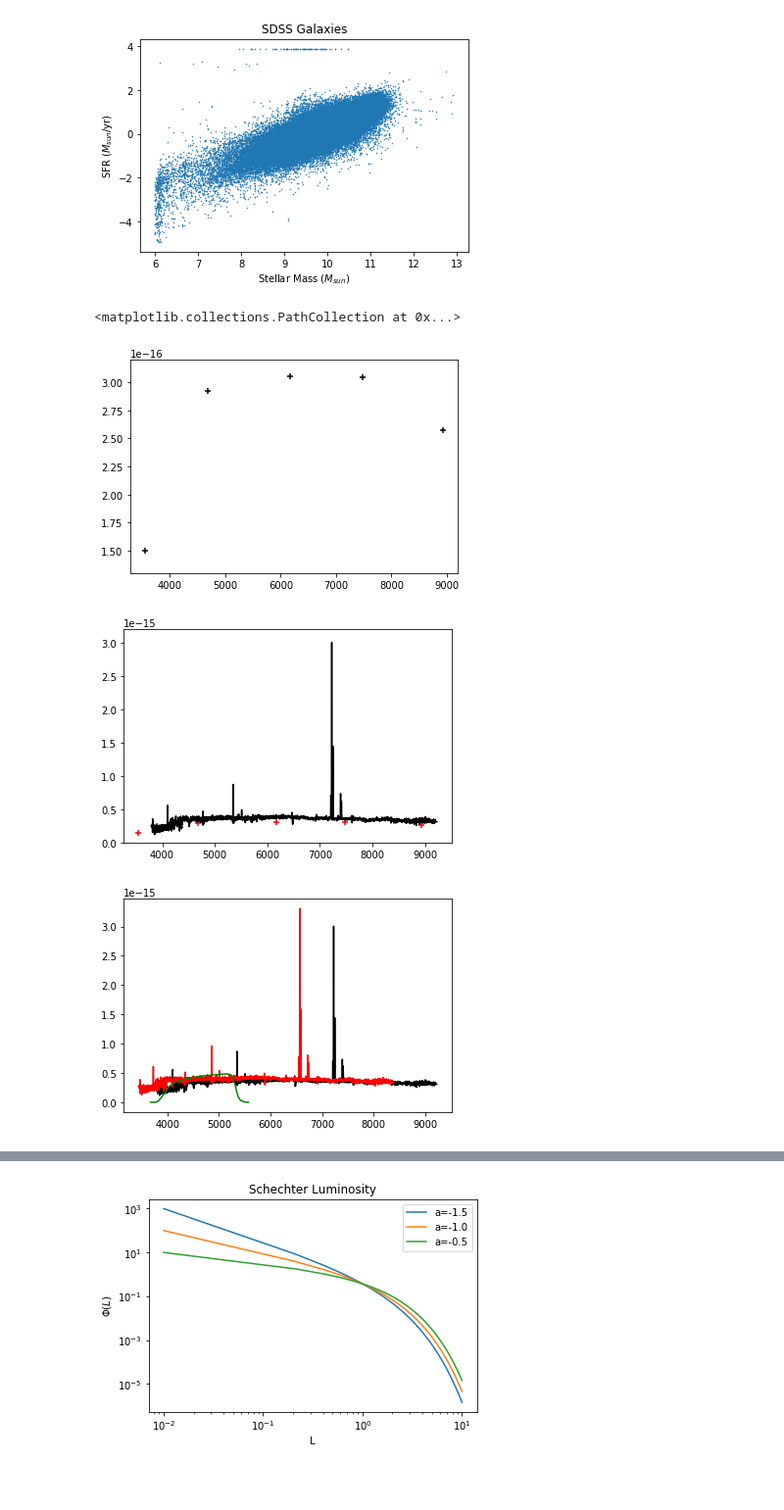
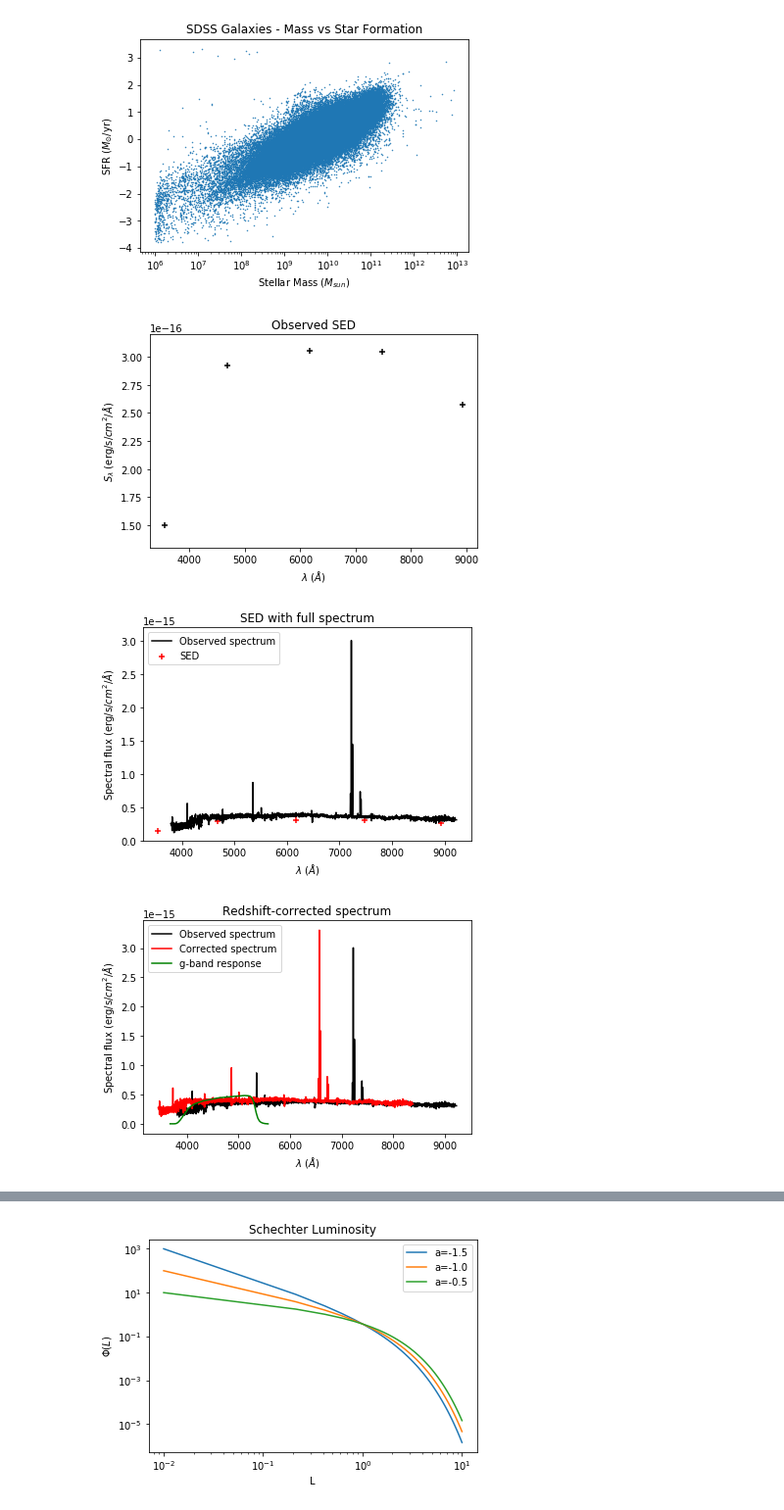
Before and after one commit to eramey16/Galaxies_Fall_2019, a Jupyter notebook: Homework 1.ipynb, the cells around one changed output, grey strips where cells are left out. Shown at 98% size. Saved outputs shown, nothing was run; the diff lists cells and outputs as text; code cells hidden in the pictures; blank space fills up the shorter version.

```diff
--- a/Homework 1.ipynb
+++ b/Homework 1.ipynb
@@ -8,6 +8,7 @@ import pandas as pd
 # %%
 # files
 data = "data/"
+graphs = "graphs/"
 sfr_file = "total_SFRs.fits"
 metal_file = "metallicities.fits"
 mass_file = "stellar_masses.fit"
@@ -58,16 +64,18 @@ plt.show()
 # %%
 ## Part 2c
 # mass vs SFR
-plt.scatter(mass_clean, sfr_clean, marker='.', s=1)
+plt.scatter(np.power(10, mass_clean), sfr_clean, marker='.', s=1)
 plt.xlabel("Stellar Mass ($M_{sun}$)")
-plt.ylabel("SFR ($M_{sun}$/yr)")
-plt.title("SDSS Galaxies")
+plt.xscale("log")
+plt.ylabel("SFR ($M_{\odot}$/yr)")
+plt.title("SDSS Galaxies - Mass vs Star Formation")
 plt.show()
+#plt.savefig(graphs+"sdss_mass_SFR.png")
 
-# It seems like the stellar mass is weakly related to the sfr, so the metallicity-sfr relationship
+# It seems like the stellar mass is strongly correlated to the sfr, so the metallicity-sfr relationship
 # is probably just a reflection of that correlation
 # %% [output]
-[figure, old version]
+[figure, new version]
 # %%
 # Part 2d) If the stellar mass is higher, the star forming rate will be higher since there are more supernovae
 # disturbing the ISM, this also means the metallicity will be higher because more stars are dying and ejecting
@@ -90,27 +98,42 @@ z_1 = 1.1
 rest_lambdas = lambdas/(z_1) # correcting for redshift
 g_spec_rest = g_spec_lambda*(z_1)
 # %%
-# plot with
+# plot with labels
 plt.ylim(1.3e-16, 3.2e-16)
 plt.scatter(avg_lambdas, s_l, color='k', marker='+')
+plt.title("Observed SED")
+plt.xlabel("$\lambda$ ($\AA$)")
+plt.ylabel("$S_\lambda$ (erg/s/$cm^2$/$\AA$)")
+plt.show()
+#plt.savefig(graphs+"observed_SED_pts.png")
 # %% [output]
-<matplotlib.collections.PathCollection at 0x...>
-[figure, old version]
+[figure, new version]
 # %%
 plt.ylim(0, 3.2e-15)
 plt.scatter(avg_lambdas, s_l, color='r', marker='+')
 plt.plot(lambdas, g_spec_lambda, color='k')
-plt.show()
+#plt.show()
+plt.title("SED with full spectrum")
+plt.xlabel("$\lambda$ ($\AA$)")
+plt.ylabel("Spectral flux (erg/s/$cm^2$/$\AA$)")
+plt.legend(["Observed spectrum", "SED"])
+#plt.show()
+plt.savefig(graphs+"spectrum+sed.png")
 # %% [output]
-[figure, old version]
+[figure, new version]
 # %%
 %matplotlib inline
 plt.plot(lambdas, g_spec_lambda, color='k')
 plt.plot(rest_lambdas, g_spec_rest, color='r')
 plt.plot(g['freq'], g['T']*1e-15, color='g')
-plt.show()
+plt.legend(["Observed spectrum", "Corrected spectrum", "g-band response"])
+plt.title("Redshift-corrected spectrum")
+plt.xlabel("$\lambda$ ($\AA$)")
+plt.ylabel("Spectral flux (erg/s/$cm^2$/$\AA$)")
+#plt.show()
+plt.savefig(graphs+"redshift_corr.png")
 # %% [output]
-[figure, old version]
+[figure, new version]
 # %%
 rest1 = rest_lambdas > 4000
 rest2 = rest_lambdas < 5350
```
Also changed, not shown: parts of 10 cells of this notebook, 10 other files.
